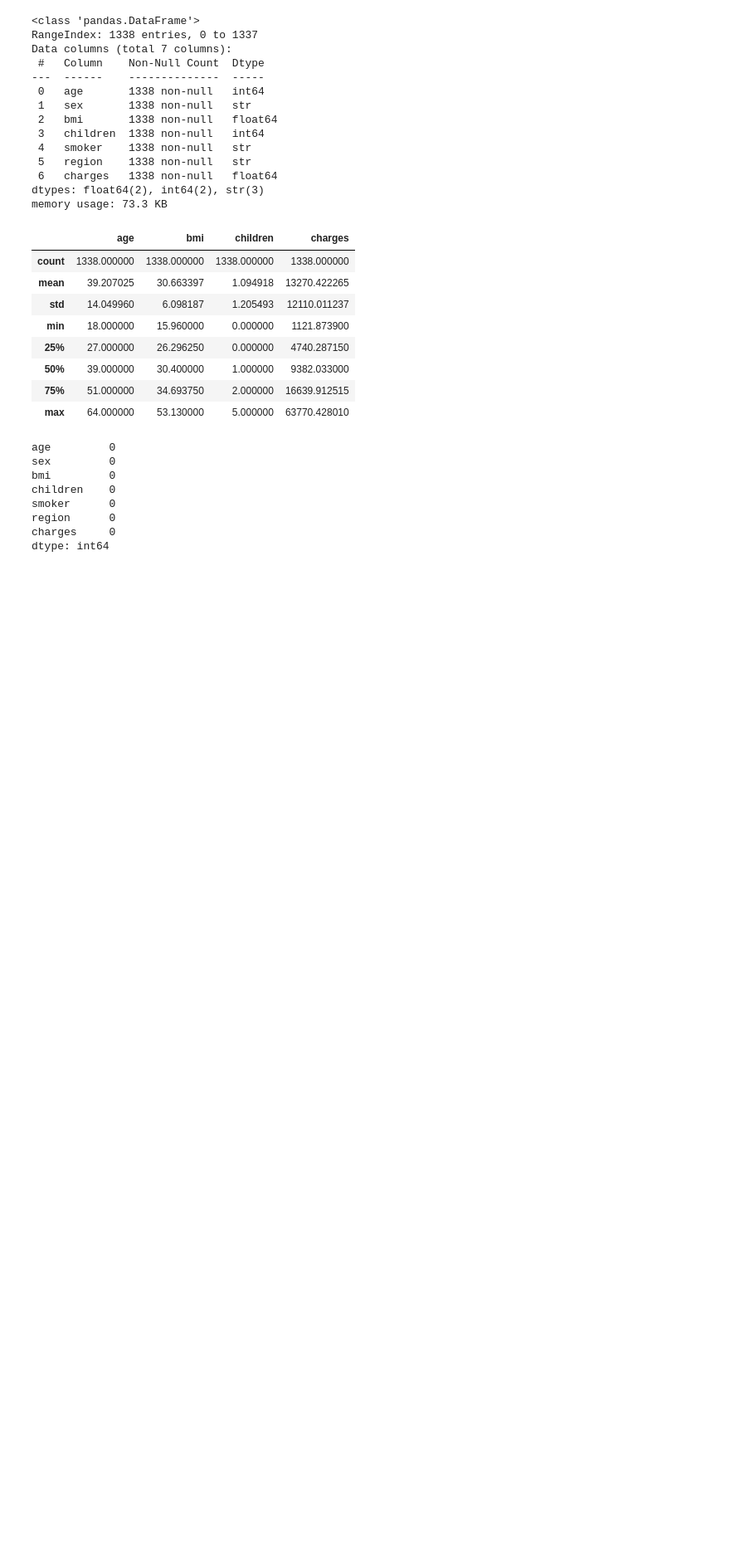
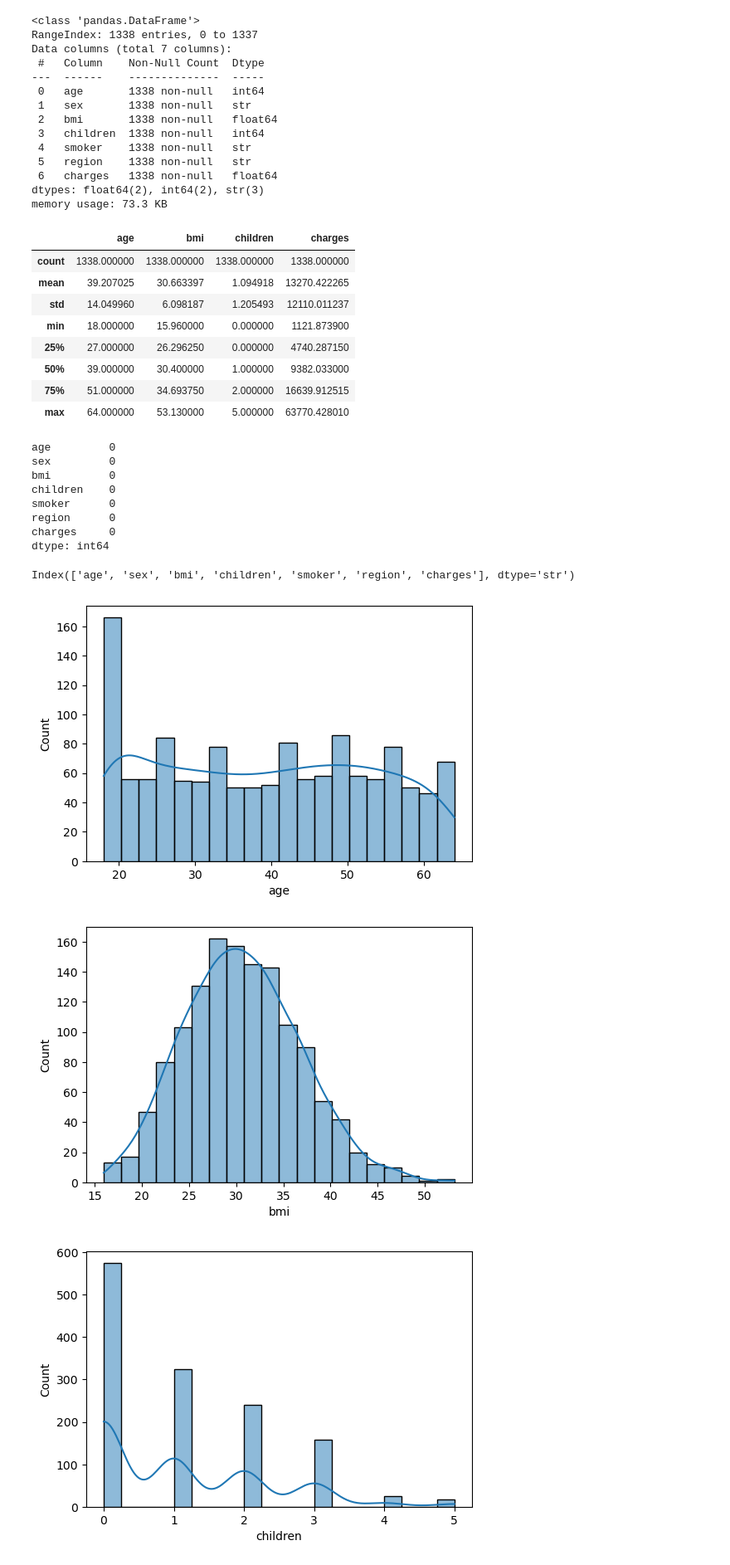
Before and after one commit to Md-Ruhul-Amin-Rony/MachineLearningYT_Sheriyan, a Jupyter notebook: insurance.ipynb, the cells around one changed output. Shown at 83% size. Saved outputs shown, nothing was run; the diff lists cells and outputs as text; code cells hidden in the pictures; blank space fills up the shorter version.

Commit message:
doing some plots using numeric data

```diff
--- a/insurance.ipynb
+++ b/insurance.ipynb
@@ -78,3 +78,20 @@ smoker      0
 region      0
 charges     0
 dtype: int64
+# %%
+df.columns
+# %% [output]
+Index(['age', 'sex', 'bmi', 'children', 'smoker', 'region', 'charges'], dtype='str')
+# %%
+# Now we will find the numeric columns to make plot
+numeric_columns = ['age', 'bmi', 'children','charges']
+numeric_columns
+for col in numeric_columns:
+    plt.figure(figsize=(6,4))
+    sns.histplot(df[col],kde=True,bins=20)
+    #kde=True  adds a smooth curve showing the overall pattern
+    #bins=20 divides your data into 20 groups → 20 bars
+# %% [output]
+[figure, added]
+[figure, added]
+[figure, added]
```
Also changed, not shown: parts of 2 cells of this notebook.
